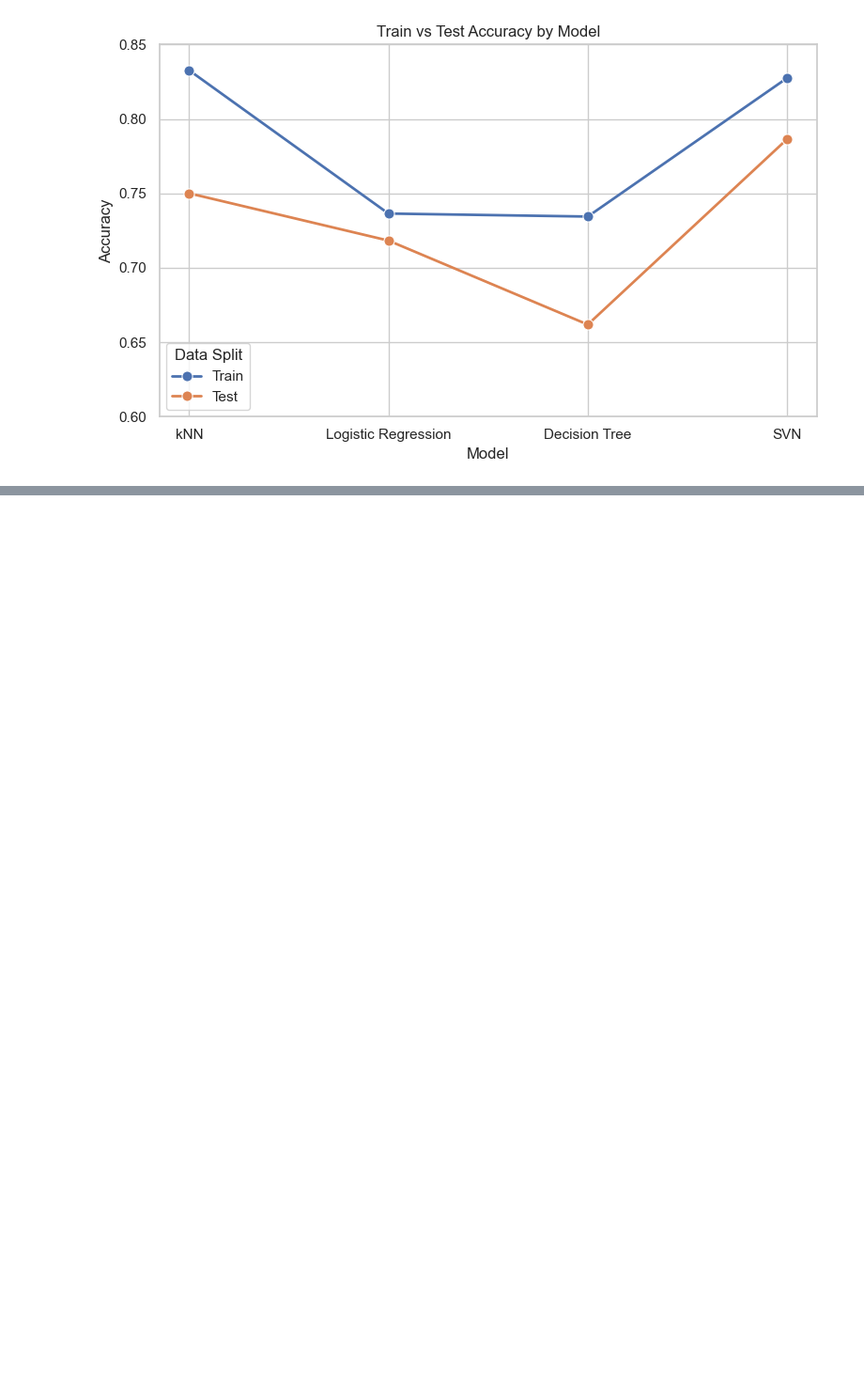
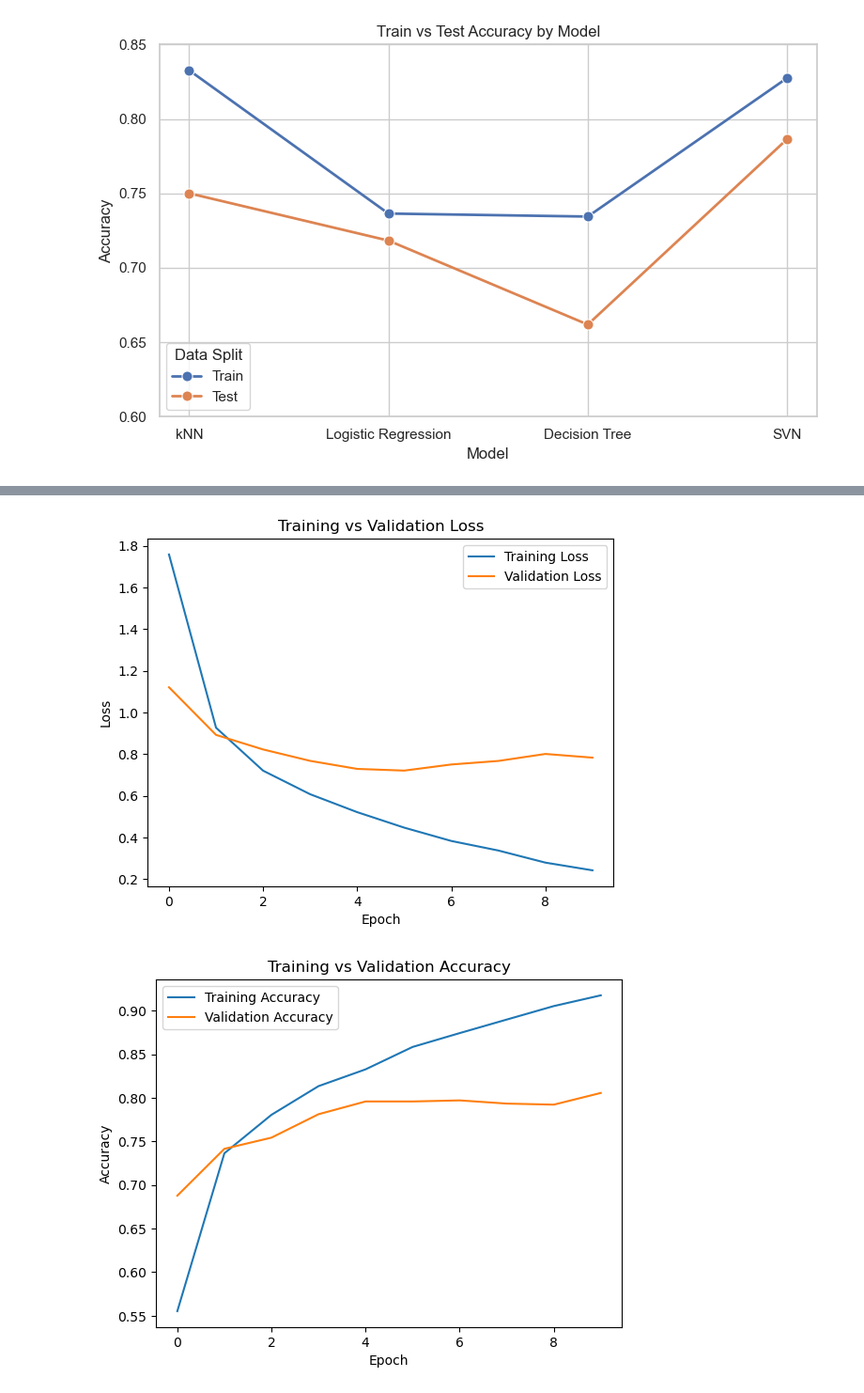
Before and after one commit to lorigreensmith06/AIML_Capstone, a Jupyter notebook: capstone_image_search.ipynb, the cells around one changed output, grey strips where cells are left out. Shown at 94% size. Drawn from its saved outputs; the diff is of its cells as text; code cells hidden in the pictures; blank space fills up the shorter version.

```diff
--- a/capstone_image_search.ipynb
+++ b/capstone_image_search.ipynb
@@ -397,0 +400,22 @@ plt.show()
+# %%
+#load the images
+
+IMAGE_SIZE = (64, 64)
+
+def preprocess_image_for_cnn(path):
+    img = Image.open(path).convert('L').resize(IMAGE_SIZE)  # Grayscale,
+    img_array = np.array(img) / 255.0  # Normalize
+    return img_array.reshape((64, 64, 1))  # Keep channel dimension
+
+X = np.array([preprocess_image_for_cnn(p) for p in styles['image_path']])
+y = styles['articleType'].astype('category').cat.codes  # Convert labels to integers
+
+# Split
+#X_train, X_test, y_train, y_test = train_test_split(X, y, test_size=0.2, shuffle=False)
+X_train, X_test, y_train, y_test = train_test_split(X, y, test_size=0.2, shuffle=True, random_state=42)
+
+
+# One-hot encode labels for Keras
+from tensorflow.keras.utils import to_categorical
+y_train_cat = to_categorical(y_train)
+y_test_cat = to_categorical(y_test)
@@ -397,0 +562,24 @@ plt.show()
+# %%
+import matplotlib.pyplot as plt
+
+
+# Loss
+plt.plot(history.history['loss'], label='Training Loss')
+plt.plot(history.history['val_loss'], label='Validation Loss')
+plt.xlabel('Epoch')
+plt.ylabel('Loss')
+plt.title('Training vs Validation Loss')
+plt.legend()
+plt.show()
+
+# Accuracy (optional)
+plt.plot(history.history['accuracy'], label='Training Accuracy')
+plt.plot(history.history['val_accuracy'], label='Validation Accuracy')
+plt.xlabel('Epoch')
+plt.ylabel('Accuracy')
+plt.title('Training vs Validation Accuracy')
+plt.legend()
+plt.show()
+# %% [output]
+[figure, added]
+[figure, added]
```
Also changed, not shown: parts of 51 cells of this notebook, 12 other files.
